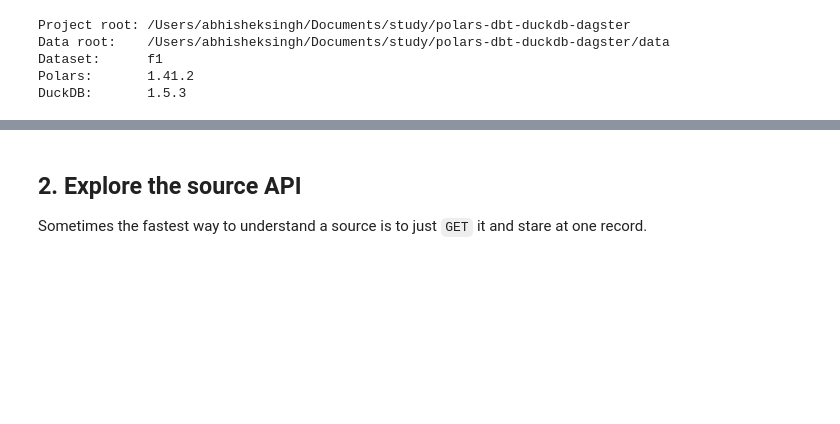
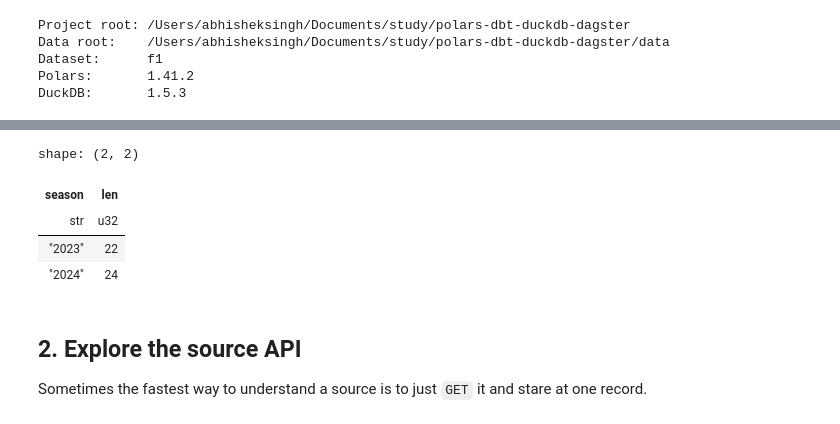
Before and after one commit to abhisheksingh0509/polars-dbt-duckdb-dagster, a Jupyter notebook: notebooks/01_explore.ipynb, the cells around one changed output, grey strips where cells are left out. Cells and saved outputs as stored; diff of their text form; code cells hidden in the pictures; blank space fills up the shorter version.

```diff
--- a/notebooks/01_explore.ipynb
+++ b/notebooks/01_explore.ipynb
@@ -74,3 +115,13 @@ df.null_count()
+# %%
+# Partitioning check: rows per season in the single Delta table.
+# Re-materializing one season replaces only its slice (predicate overwrite) — the other survives.
+df.group_by("season").len().sort("season")
+# %% [output]
+shape: (2, 2)
+| season | len |
+| str | u32 |
+| "2023" | 22 |
+| "2024" | 24 |
 # %% [markdown]
 ## 2. Explore the source API
 
```
Also changed, not shown: parts of 24 cells of this notebook, 21 other files.
